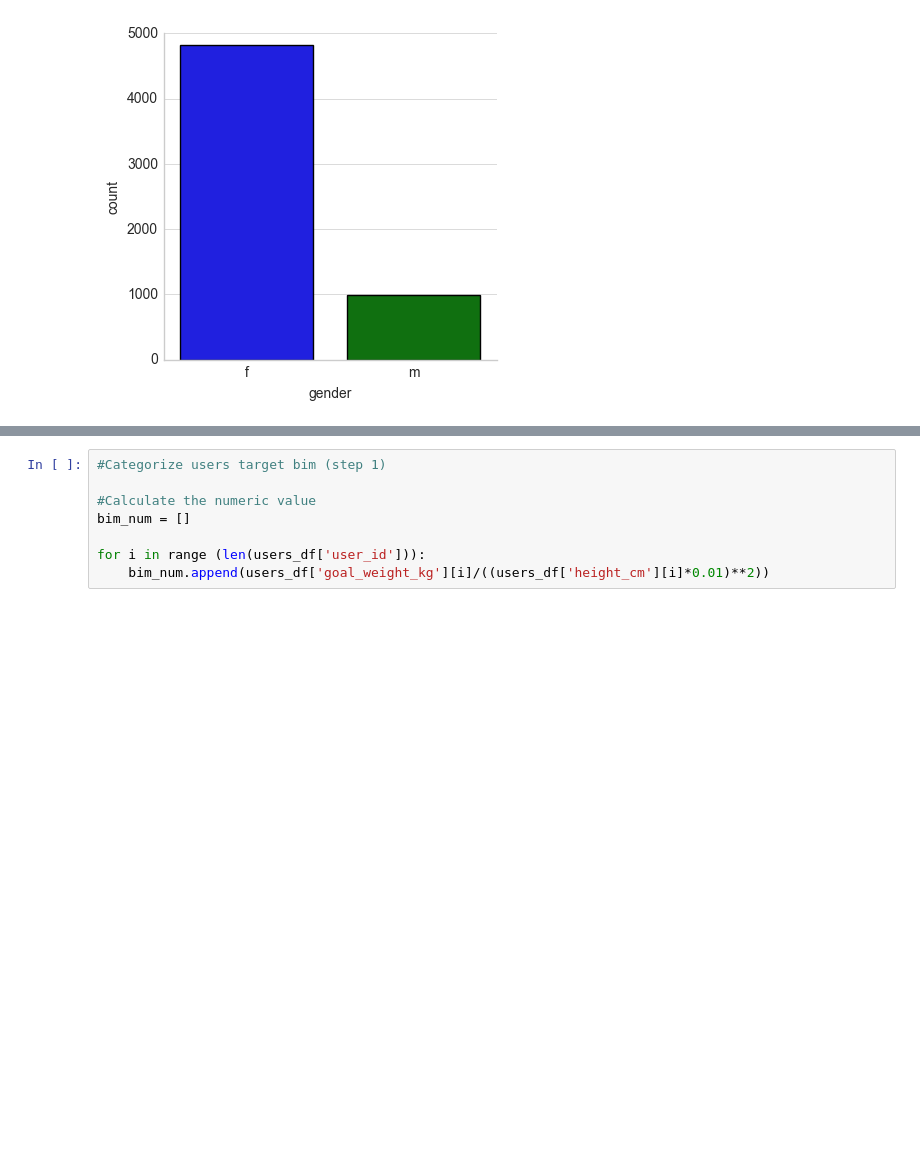
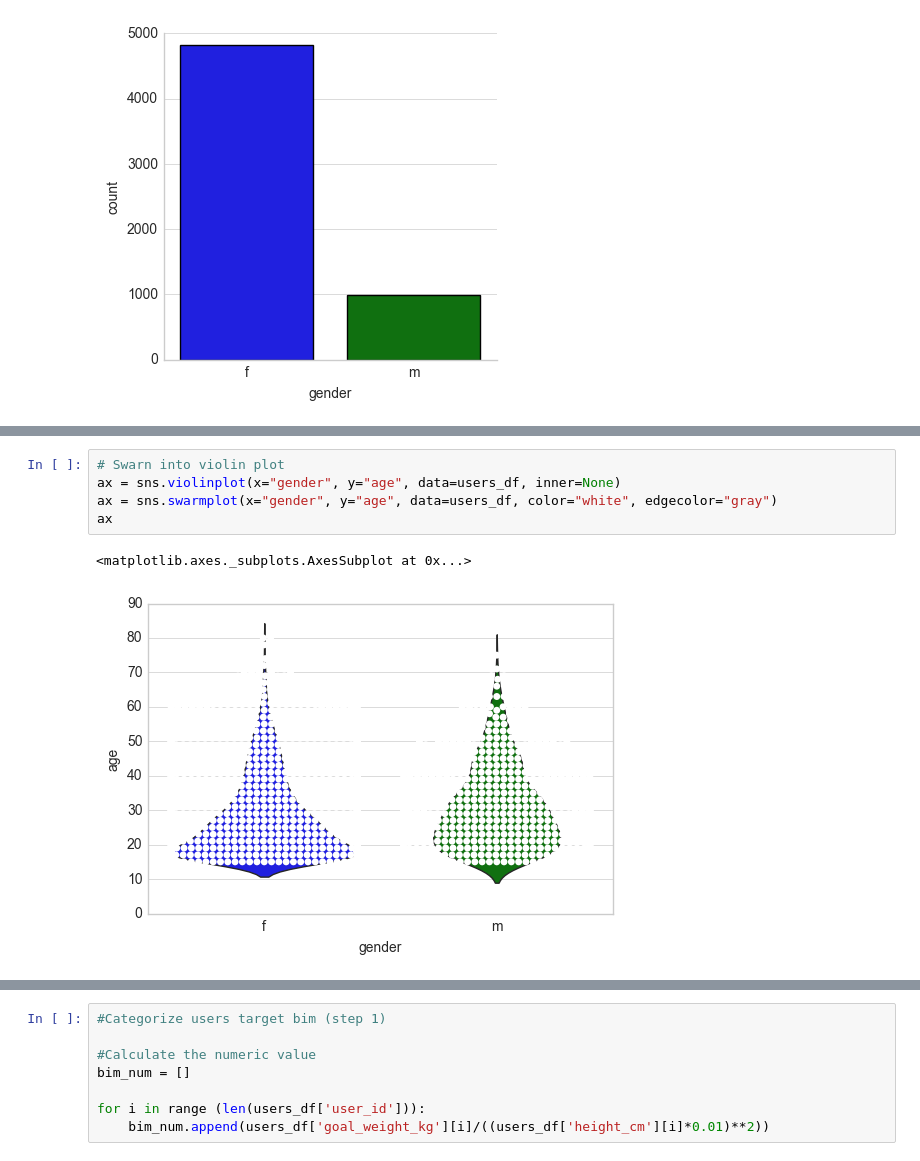
Before and after one commit to KevenLeMoing/dataviz_nutrition_sports_habits, a Jupyter notebook: notebooks/Demographics.ipynb, the cells around one changed output, grey strips where cells are left out. Saved outputs shown, nothing was run; the diff lists cells and outputs as text; blank space fills up the shorter version.

```diff
--- a/notebooks/Demographics.ipynb
+++ b/notebooks/Demographics.ipynb
@@ -69,0 +123,8 @@ sns.factorplot(x="gender", y="goal_weight_kg", kind="violin", data=users_df)
+# %%
+# Swarn into violin plot
+ax = sns.violinplot(x="gender", y="age", data=users_df, inner=None)
+ax = sns.swarmplot(x="gender", y="age", data=users_df, color="white", edgecolor="gray")
+ax
+# %% [output]
+<matplotlib.axes._subplots.AxesSubplot at 0x...>
+[figure, added]
```
Also changed, not shown: parts of 12 cells of this notebook, 10 other files.
